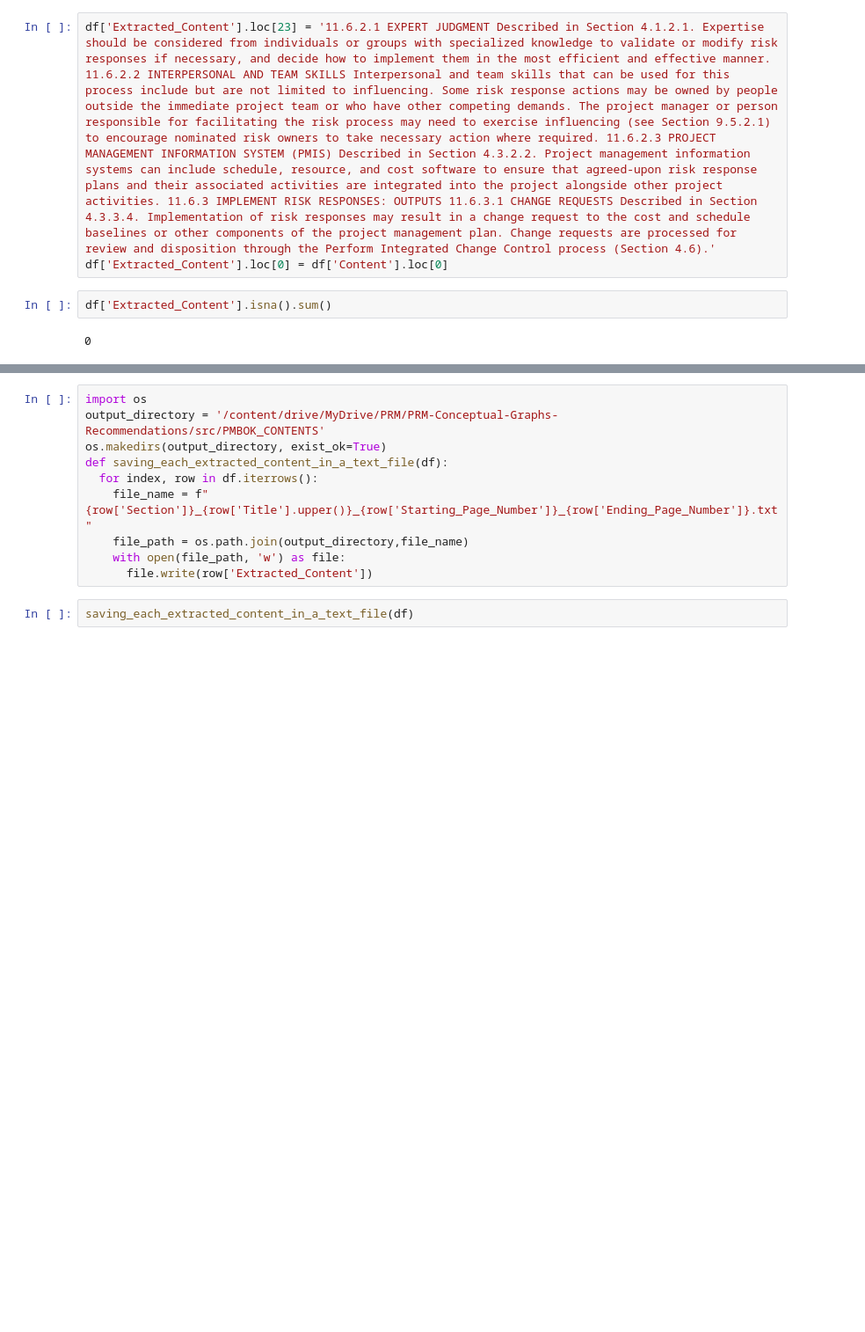
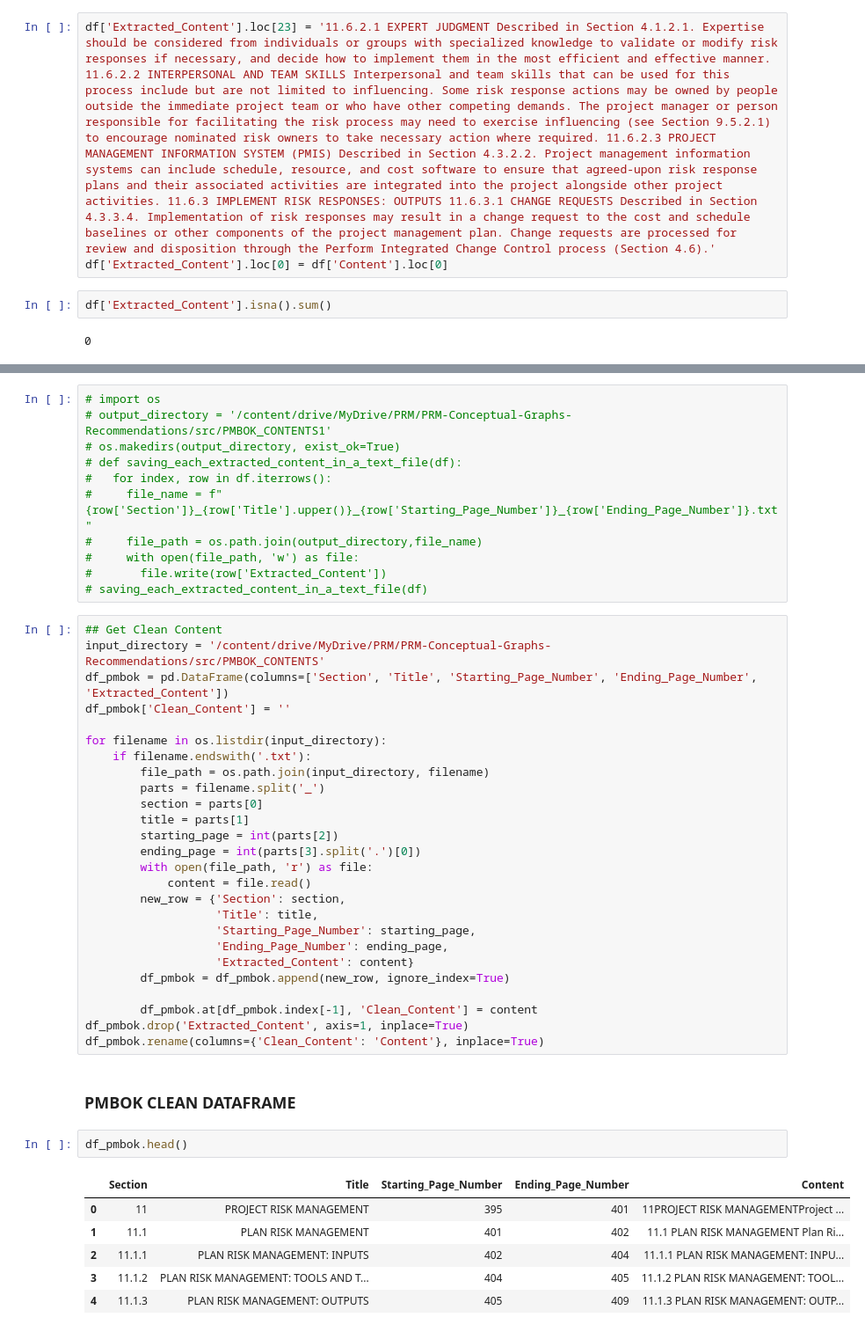
Before and after one commit to oussamaJMAA/PRM-Conceptual-Graphs-Recommendations, a Jupyter notebook: src/Data Preparation.ipynb, the cells around one changed output, grey strips where cells are left out. Shown at 88% size. Saved outputs shown, nothing was run; the diff lists cells and outputs as text; blank space fills up the shorter version.

Commit message:
Cleaning Pmbok Content Extraction

```diff
--- a/src/Data Preparation.ipynb
+++ b/src/Data Preparation.ipynb
@@ -820,14 +801,50 @@ Starting in the Page : 457 Ending in the Page : 459
 11.7.3 MONITOR RISKS: OUTPUTS11.7.3.1 WORK PERFORMANCE INFORMATIONDescribed in Section 4.5.1.3. Work performance information includes information on how project risk management is performing by compar ...
 ----------------
 # %%
-import os
-output_directory = '/content/drive/MyDrive/PRM/PRM-Conceptual-Graphs-Recommendations/src/PMBOK_CONTENTS'
-os.makedirs(output_directory, exist_ok=True)
-def saving_each_extracted_content_in_a_text_file(df):
-  for index, row in df.iterrows():
-    file_name = f"{row['Section']}_{row['Title'].upper()}_{row['Starting_Page_Number']}_{row['Ending_Page_Number']}.txt"
-    file_path = os.path.join(output_directory,file_name)
-    with open(file_path, 'w') as file:
-      file.write(row['Extracted_Content'])
+# import os
+# output_directory = '/content/drive/MyDrive/PRM/PRM-Conceptual-Graphs-Recommendations/src/PMBOK_CONTENTS1'
+# os.makedirs(output_directory, exist_ok=True)
+# def saving_each_extracted_content_in_a_text_file(df):
+#   for index, row in df.iterrows():
+#     file_name = f"{row['Section']}_{row['Title'].upper()}_{row['Starting_Page_Number']}_{row['Ending_Page_Number']}.txt"
+#     file_path = os.path.join(output_directory,file_name)
+#     with open(file_path, 'w') as file:
+#       file.write(row['Extracted_Content'])
+# saving_each_extracted_content_in_a_text_file(df)
-# %%
-saving_each_extracted_content_in_a_text_file(df)
+# %%
+## Get Clean Content
+input_directory = '/content/drive/MyDrive/PRM/PRM-Conceptual-Graphs-Recommendations/src/PMBOK_CONTENTS'
+df_pmbok = pd.DataFrame(columns=['Section', 'Title', 'Starting_Page_Number', 'Ending_Page_Number', 'Extracted_Content'])
+df_pmbok['Clean_Content'] = ''
+
+for filename in os.listdir(input_directory):
+    if filename.endswith('.txt'):
+        file_path = os.path.join(input_directory, filename)
+        parts = filename.split('_')
+        section = parts[0]
+        title = parts[1]
+        starting_page = int(parts[2])
+        ending_page = int(parts[3].split('.')[0])
+        with open(file_path, 'r') as file:
+            content = file.read()
+        new_row = {'Section': section,
+                   'Title': title,
+                   'Starting_Page_Number': starting_page,
+                   'Ending_Page_Number': ending_page,
+                   'Extracted_Content': content}
+        df_pmbok = df_pmbok.append(new_row, ignore_index=True)
+
+        df_pmbok.at[df_pmbok.index[-1], 'Clean_Content'] = content
+df_pmbok.drop('Extracted_Content', axis=1, inplace=True)
+df_pmbok.rename(columns={'Clean_Content': 'Content'}, inplace=True)
+# %% [markdown]
+### PMBOK CLEAN DATAFRAME
+# %%
+df_pmbok.head()
+# %% [output]
+|  | Section | Title | Starting_Page_Number | Ending_Page_Number | Content |
+| 0 | 11 | PROJECT RISK MANAGEMENT | 395 | 401 | 11PROJECT RISK MANAGEMENTProject ... |
+| 1 | 11.1 | PLAN RISK MANAGEMENT | 401 | 402 | 11.1 PLAN RISK MANAGEMENT Plan Ri... |
+| 2 | 11.1.1 | PLAN RISK MANAGEMENT: INPUTS | 402 | 404 | 11.1.1 PLAN RISK MANAGEMENT: INPU... |
+| 3 | 11.1.2 | PLAN RISK MANAGEMENT: TOOLS AND T... | 404 | 405 | 11.1.2 PLAN RISK MANAGEMENT: TOOL... |
+| 4 | 11.1.3 | PLAN RISK MANAGEMENT: OUTPUTS | 405 | 409 | 11.1.3 PLAN RISK MANAGEMENT: OUTP... |
```
Also changed, not shown: parts of 4 cells of this notebook, 29 other files.
